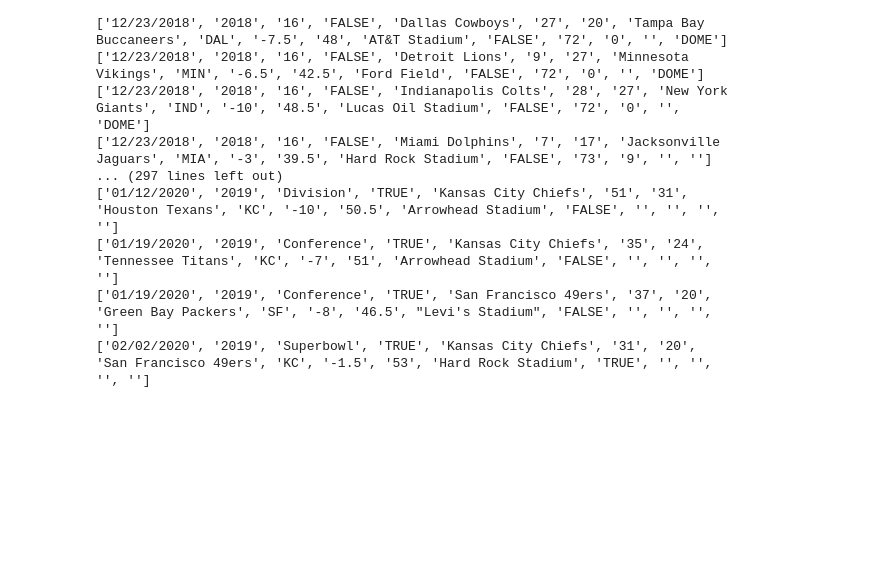
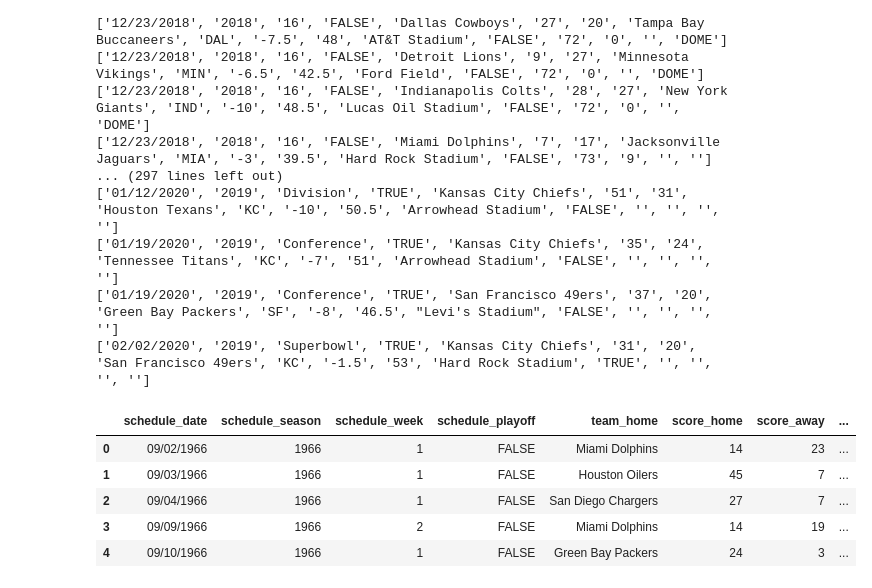
Before and after one commit to potterc22/Project1_TeamB, a Jupyter notebook: startercode.ipynb, the cells around one changed output. Cells and saved outputs as stored; diff of their text form; code cells hidden in the pictures; blank space fills up the shorter version.

```diff
--- a/startercode.ipynb
+++ b/startercode.ipynb
@@ -36,11 +48,13 @@ CSV Header: ['team_name', 'team_name_short', 'team_id', 'team_id_pfr', 'team_con
 # %%
 stadiums_csv = os.path.join('Data_files', 'stadiums.csv')
+stadiums_list = []
 with open(stadiums_csv, 'r') as csvfile:
     stadium_data = csv.reader(csvfile, delimiter=',')
-    csv_header = next(stadium_data)
+    stadium_header = next(stadium_data)
     #print header row
-    print(f'CSV Header: {csv_header}')
+    print(f'CSV Header: {stadium_header}')
     for row in stadium_data:
+        stadiums_list.append(row)
         print(row)
 # %% [output]
 CSV Header: ['stadium_name', 'stadium_location', 'stadium_open', 'stadium_close', 'stadium_type', 'stadium_address', 'stadium_weather_station_code', 'stadium_weather_type', 'stadium_capacity', 'stadiu ...
@@ -63,11 +87,13 @@ CSV Header: ['stadium_name', 'stadium_location', 'stadium_open', 'stadium_close'
 # %%
 scores_csv = os.path.join('Data_files', 'spreadspoke_scores.csv')
+scores_list = []
 with open(scores_csv, 'r') as csvfile:
     score_data = csv.reader(csvfile, delimiter=',')
-    csv_header = next(score_data)
+    score_header = next(score_data)
     #print header row
-    print(f'CSV Header: {csv_header}')
+    print(f'CSV Header: {score_header}')
     for row in score_data:
+        scores_list.append(row)
         print(row)
 # %% [output]
 ttsburgh Steelers', '17', '10', 'New England Patriots', 'NE', '-2.5', '56', 'Heinz Field', 'FALSE', '42', '5', '', '']
@@ -87,3 +113,13 @@ ttsburgh Steelers', '17', '10', 'New England Patriots', 'NE', '-2.5', '56', 'Hei
 ['01/19/2020', '2019', 'Conference', 'TRUE', 'Kansas City Chiefs', '35', '24', 'Tennessee Titans', 'KC', '-7', '51', 'Arrowhead Stadium', 'FALSE', '', '', '', '']
 ['01/19/2020', '2019', 'Conference', 'TRUE', 'San Francisco 49ers', '37', '20', 'Green Bay Packers', 'SF', '-8', '46.5', "Levi's Stadium", 'FALSE', '', '', '', '']
 ['02/02/2020', '2019', 'Superbowl', 'TRUE', 'Kansas City Chiefs', '31', '20', 'San Francisco 49ers', 'KC', '-1.5', '53', 'Hard Rock Stadium', 'TRUE', '', '', '', '']
+# %%
+scores_df = pd.DataFrame(scores_list, columns= score_header)
+scores_df.head()
+# %% [output]
+|  | schedule_date | schedule_season | schedule_week | schedule_playoff | team_home | score_home | score_away | ... |
+| 0 | 09/02/1966 | 1966 | 1 | FALSE | Miami Dolphins | 14 | 23 | ... |
+| 1 | 09/03/1966 | 1966 | 1 | FALSE | Houston Oilers | 45 | 7 | ... |
+| 2 | 09/04/1966 | 1966 | 1 | FALSE | San Diego Chargers | 27 | 7 | ... |
+| 3 | 09/09/1966 | 1966 | 2 | FALSE | Miami Dolphins | 14 | 19 | ... |
+| 4 | 09/10/1966 | 1966 | 1 | FALSE | Green Bay Packers | 24 | 3 | ... |
```
Also changed, not shown: parts of 5 cells of this notebook.
